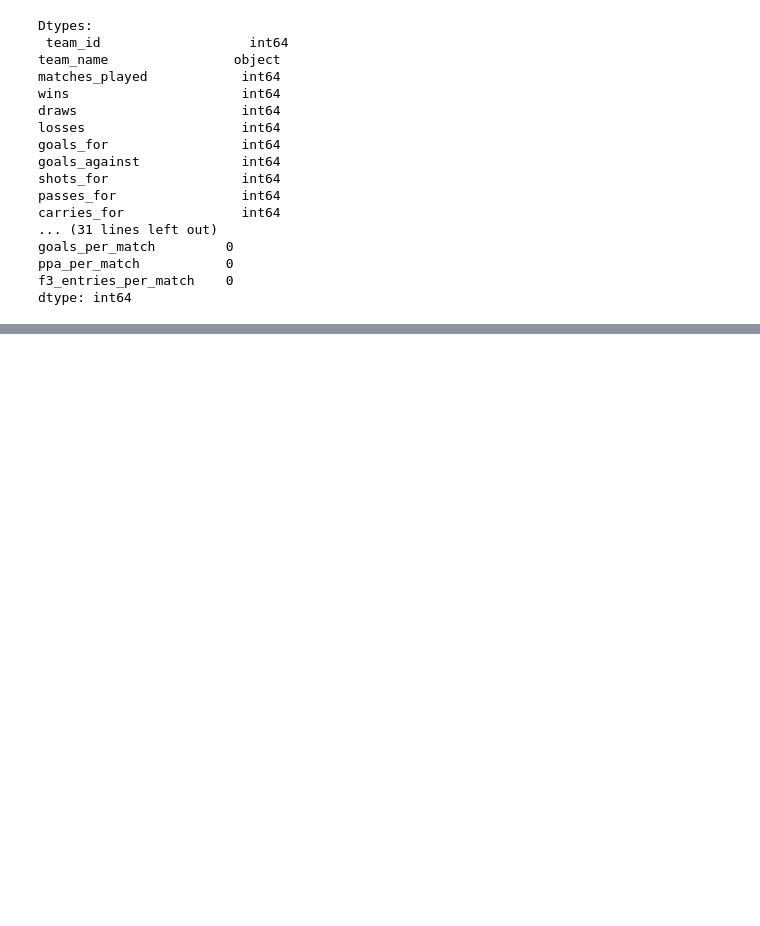
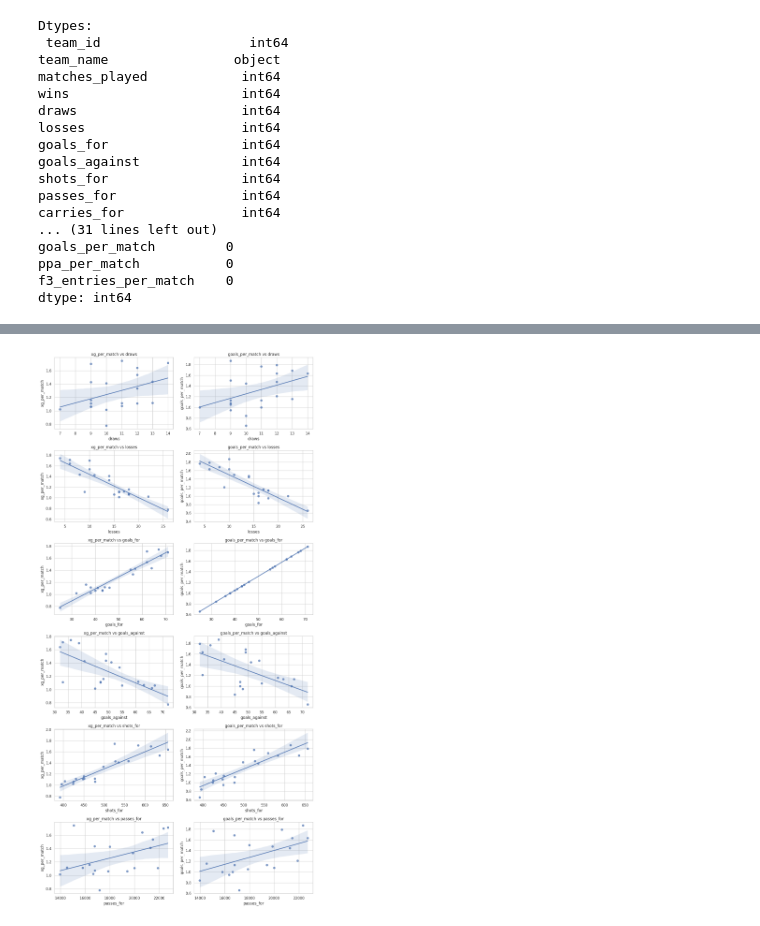
Before and after one commit to mauposad/epl-expected-threat, a Jupyter notebook: TeamModels-StatsBomb/Season-Models/eda.ipynb, the cells around one changed output, grey strips where cells are left out. Cells and saved outputs as stored; diff of their text form; code cells hidden in the pictures; blank space fills up the shorter version.

```diff
--- a/TeamModels-StatsBomb/Season-Models/eda.ipynb
+++ b/TeamModels-StatsBomb/Season-Models/eda.ipynb
@@ -34,0 +110,40 @@ dtype: int64
+# %%
+# Pick a few features you care about for first pass
+features_to_plot = feature_cols[:6]  # or hand-pick once you inspect them
+targets_to_plot = ["xg_per_match", "goals_per_match"]  # focus on per-match outputs
+
+n_features = len(features_to_plot)
+n_targets = len(targets_to_plot)
+
+fig, axes = plt.subplots(
+    n_features,
+    n_targets,
+    figsize=(6 * n_targets, 4 * n_features),
+    sharex=False,
+    sharey=False
+)
+
+if n_features == 1 and n_targets == 1:
+    axes = np.array([[axes]])
+elif n_features == 1 or n_targets == 1:
+    axes = np.atleast_2d(axes)
+
+for i, feat in enumerate(features_to_plot):
+    for j, targ in enumerate(targets_to_plot):
+        ax = axes[i, j]
+        sns.regplot(
+            data=df,
+            x=feat,
+            y=targ,
+            scatter_kws={"alpha": 0.7},
+            line_kws={"linewidth": 2},
+            ax=ax,
+        )
+        ax.set_xlabel(feat)
+        ax.set_ylabel(targ)
+        ax.set_title(f"{targ} vs {feat}")
+
+plt.tight_layout()
+plt.show()
+# %% [output]
+[figure, added]
```
Also changed, not shown: parts of 4 cells of this notebook, 6 other files.
